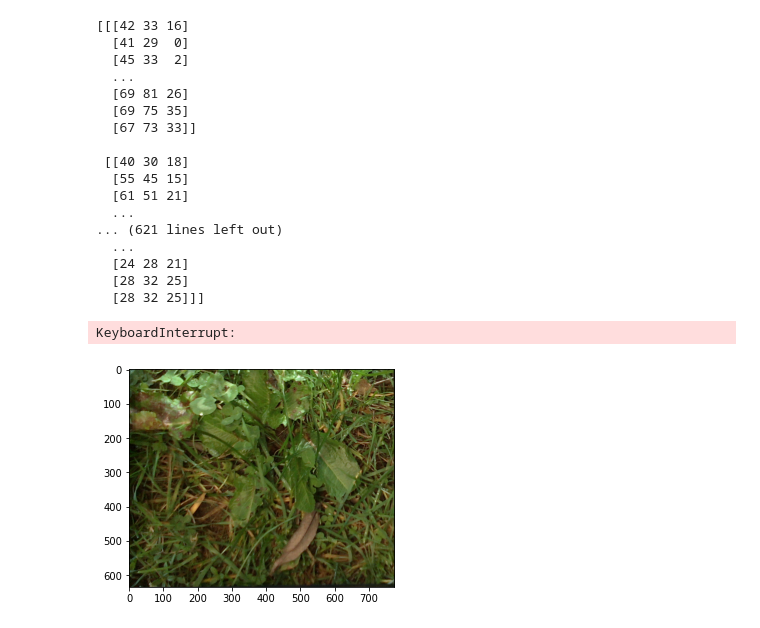
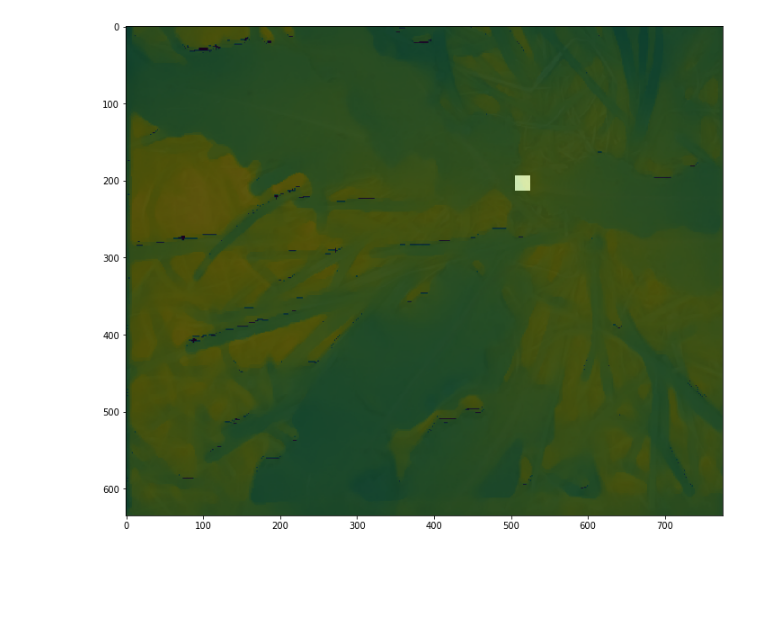
Before and after one commit to ponderbb/GALIROOT, a Jupyter notebook: notebooks/process_data.ipynb, the cells around one changed output. Saved outputs shown, nothing was run; the diff lists cells and outputs as text; code cells hidden in the pictures; blank space fills up the shorter version.

```diff
--- a/notebooks/process_data.ipynb
+++ b/notebooks/process_data.ipynb
@@ -74,35 +20,17 @@ plt.imshow(new[:,:,3])
-# %%
-from src.data.mean_std_dataset import MeanStdDataset, calculate_rgb_mean_std
-import torch
-
-dataset = MeanStdDataset('/zhome/3b/d/154066/repos/GALIROOT/data/interim/')
-image_loader = torch.utils.data.DataLoader(dataset,
-                    batch_size=1,
-                    num_workers=0,
-                    shuffle=False)
-for data in image_loader:
-    image = data['image'][:,:,:,0:3]
-    image_np = image.detach().numpy().squeeze(0).astype('uint8')
-
-    print(image_np)
-    plt.imshow(image_np)
-# %% [output]
-[[[42 33 16]
-  [41 29  0]
-  [45 33  2]
-  ...
-  [69 81 26]
-  [69 75 35]
-  [67 73 33]]
-
- [[40 30 18]
-  [55 45 15]
-  [61 51 21]
-  ...
-... (621 lines left out)
-  ...
-  [24 28 21]
-  [28 32 25]
-  [28 32 25]]]
-KeyboardInterrupt:
-[figure, removed]
+# %%
+data = np.load('/zhome/3b/d/154066/repos/GALIROOT/data/interim/60.npy')
+transform = A.Compose([A.Crop(x_min=345, y_min=365, x_max=1120, y_max=1000)])
+data = transform(image = data[:,:,0:4], mask = data[:,:,4])
+depth = data['image'][:,:,3]
+depth = (depth-250)/(600-250)
+depth = depth.clip(min=0, max=1)
+
+# image = data[:,:,0:3]
+# mask = data[:,:,4]
+plt.figure(figsize=(20,10))
+plt.imshow(data['image'][:,:,0:3], 'gray', interpolation='none')
+plt.imshow(depth, alpha=0.9)
+plt.imshow(data['mask'], 'gray', interpolation='none', alpha=0.6)
+plt.show()
+# %% [output]
+[figure, added]
```
Also changed, not shown: parts of 6 cells of this notebook, 3 other files.
